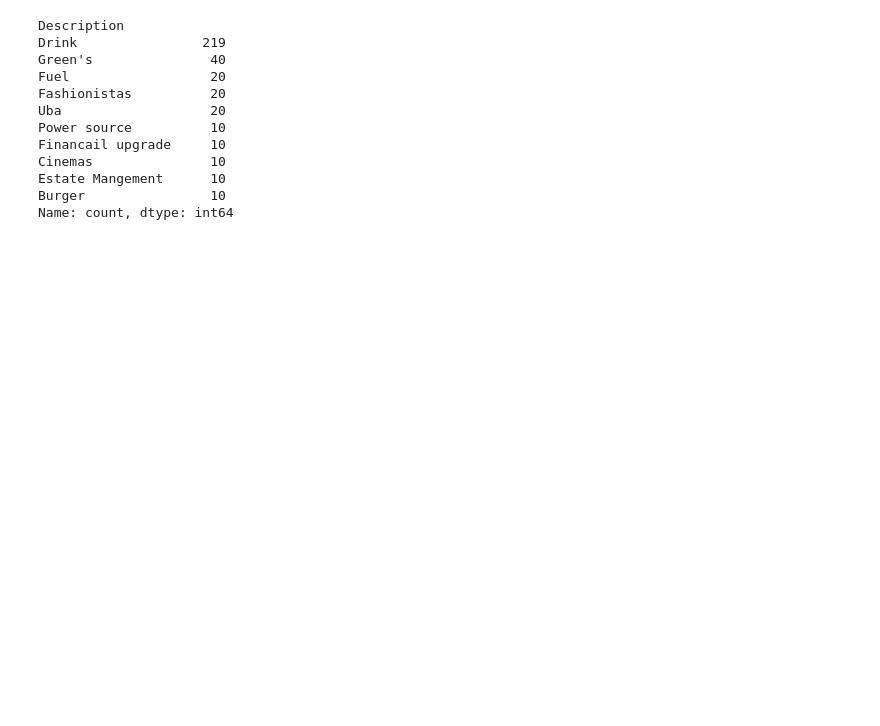
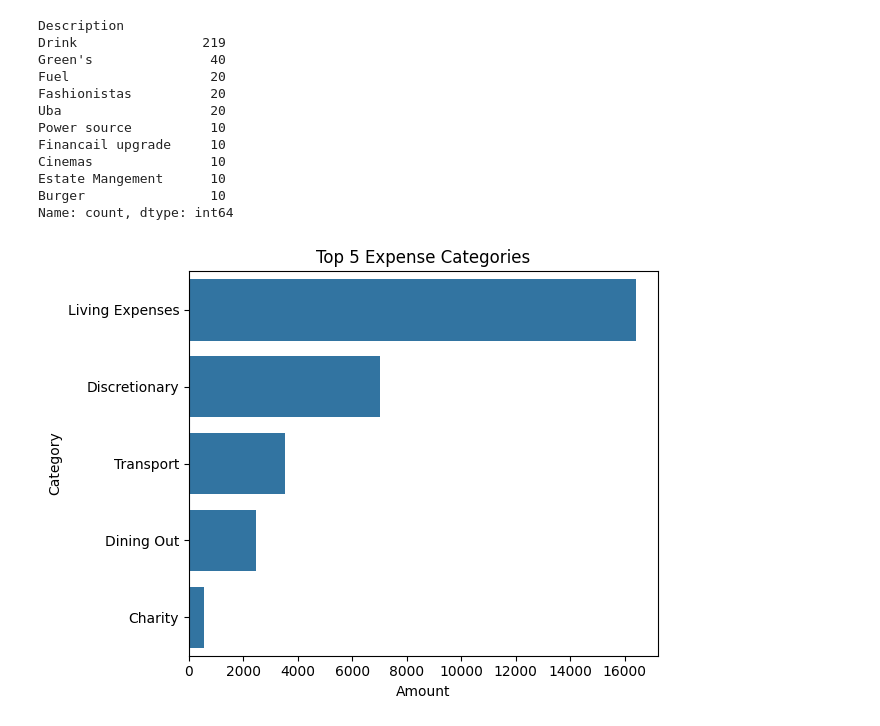
Before and after one commit to Bhargavi1100/Financial_Project, a Jupyter notebook: analysis.ipynb, the cells around one changed output. Cells and saved outputs as stored; diff of their text form; code cells hidden in the pictures; blank space fills up the shorter version.

```diff
--- a/analysis.ipynb
+++ b/analysis.ipynb
@@ -292,6 +288,15 @@ Cinemas               10
 Estate Mangement      10
 Burger                10
 Name: count, dtype: int64
+# %%
+top_expense = data[data['Amount'] < 0].groupby('Category')['Amount'].sum().abs().nlargest(5).reset_index()
+
+sns.barplot(data=top_expense, x='Amount', y='Category')
+plt.title('Top 5 Expense Categories')
+plt.tight_layout()
+plt.show()
+# %% [output]
+[figure, added]
 # %%
 
 data.to_csv('Dataset_cleaned.csv', index=False)
```
Also changed, not shown: parts of 2 cells of this notebook.
